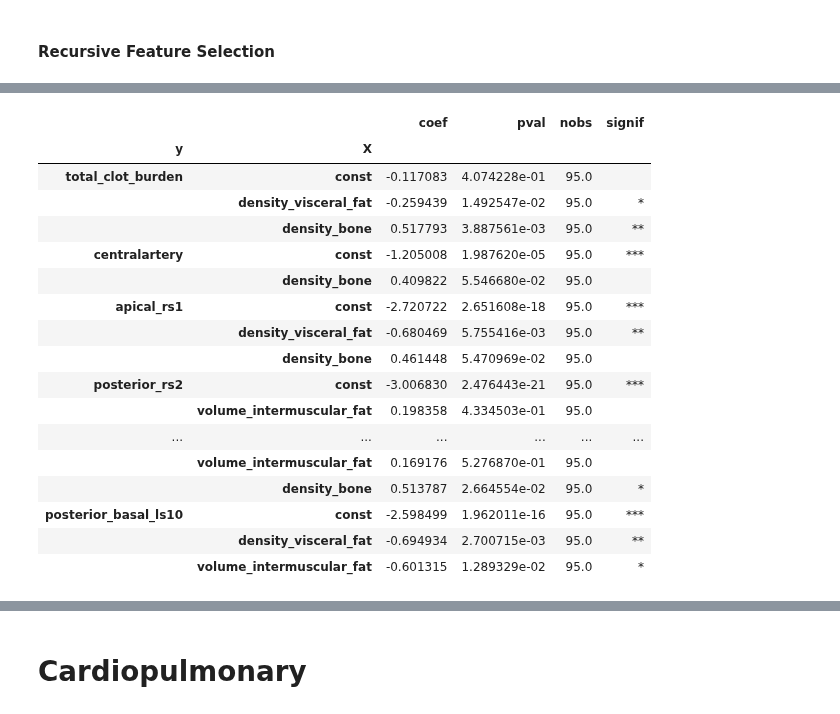
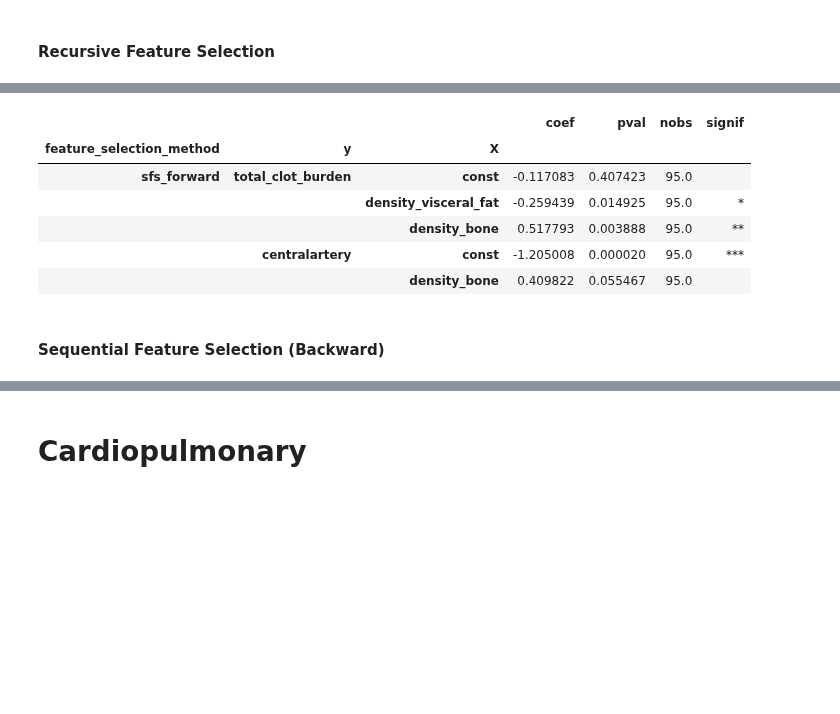
Before and after one commit to qaust/iCPET, a Jupyter notebook: src/ols.ipynb, the cells around one changed output, grey strips where cells are left out. Saved outputs shown, nothing was run; the diff lists cells and outputs as text; code cells hidden in the pictures; blank space fills up the shorter version.

```diff
--- a/src/ols.ipynb
+++ b/src/ols.ipynb
@@ -329,12 +309,14 @@ for target in y.columns:
 
 	res['signif'] = res.pval.apply(reg.add_significance)
 	res.index = pd.MultiIndex.from_tuples(
-		list(zip([target for _ in range(res.shape[0])], res.index)),
-		names=('y', 'X')
+		list(zip(
+            ['rfecv' for _ in range(res.shape[0])],
+            [target for _ in range(res.shape[0])],
+            res.index)
+            ),
+		names=('feature_selection_method', 'y', 'X')
 	)
-	res.index.names
 	rfecv_regressions = pd.concat((rfecv_regressions, res), axis=0)
 
-rfecv_regressions.to_csv('../output/regressions/ols_rfecv_selected_body.csv')
-rfecv_regressions
+rfecv_regressions.head()
 # %% [output]
@@ -394,44 +349,37 @@ sfs_fwd_results
 # %%
 sfs_fwd_regressions = pd.DataFrame()
 
 for target in model_config.num_targets:
 	x_vars = sfs_fwd_results[target]
 	X_temp = sm.add_constant(X.loc[:, x_vars])
 	y_temp = y.loc[:, target]
 	fitted_model = sm.OLS(y_temp, X_temp).fit(cov_type='HC3')
 
 	res = pd.DataFrame({
 		'coef': fitted_model.params,
 		'pval': fitted_model.pvalues,
 		'nobs': fitted_model.nobs,
 	})
 
 	res['signif'] = res.pval.apply(reg.add_significance)
 	res.index = pd.MultiIndex.from_tuples(
-		list(zip([target for _ in range(res.shape[0])], res.index)),
-		names=('y', 'X')
+		list(zip(
+            ['sfs_forward' for _ in range(res.shape[0])],
+            [target for _ in range(res.shape[0])],
+            res.index)
+            ),
+		names=('feature_selection_method', 'y', 'X')
 	)
-	res.index.names
 	sfs_fwd_regressions = pd.concat((sfs_fwd_regressions, res), axis=0)
 
-sfs_fwd_regressions.to_csv('../output/regressions/ols_sfs_fwd_selected_body.csv')
-sfs_fwd_regressions
+sfs_fwd_regressions.head()
 # %% [output]
-|  |  | coef | pval | nobs | signif |
-| y | X |  |  |  |  |
-| total_clot_burden | const | -0.117083 | 4.074228e-01 | 95.0 |  |
-|  | density_visceral_fat | -0.259439 | 1.492547e-02 | 95.0 | * |
-|  | density_bone | 0.517793 | 3.887561e-03 | 95.0 | ** |
-| centralartery | const | -1.205008 | 1.987620e-05 | 95.0 | *** |
-|  | density_bone | 0.409822 | 5.546680e-02 | 95.0 |  |
-| apical_rs1 | const | -2.720722 | 2.651608e-18 | 95.0 | *** |
-|  | density_visceral_fat | -0.680469 | 5.755416e-03 | 95.0 | ** |
-|  | density_bone | 0.461448 | 5.470969e-02 | 95.0 |  |
-| posterior_rs2 | const | -3.006830 | 2.476443e-21 | 95.0 | *** |
-|  | volume_intermuscular_fat | 0.198358 | 4.334503e-01 | 95.0 |  |
-| ... | ... | ... | ... | ... | ... |
-|  | volume_intermuscular_fat | 0.169176 | 5.276870e-01 | 95.0 |  |
-|  | density_bone | 0.513787 | 2.664554e-02 | 95.0 | * |
-| posterior_basal_ls10 | const | -2.598499 | 1.962011e-16 | 95.0 | *** |
-|  | density_visceral_fat | -0.694934 | 2.700715e-03 | 95.0 | ** |
-|  | volume_intermuscular_fat | -0.601315 | 1.289329e-02 | 95.0 | * |
+|  |  |  | coef | pval | nobs | signif |
+| feature_selection_method | y | X |  |  |  |  |
+| sfs_forward | total_clot_burden | const | -0.117083 | 0.407423 | 95.0 |  |
+|  |  | density_visceral_fat | -0.259439 | 0.014925 | 95.0 | * |
+|  |  | density_bone | 0.517793 | 0.003888 | 95.0 | ** |
+|  | centralartery | const | -1.205008 | 0.000020 | 95.0 | *** |
+|  |  | density_bone | 0.409822 | 0.055467 | 95.0 |  |
+# %% [markdown]
+#### Sequential Feature Selection (Backward)
```
Also changed, not shown: parts of 25 cells of this notebook, 5 other files.
